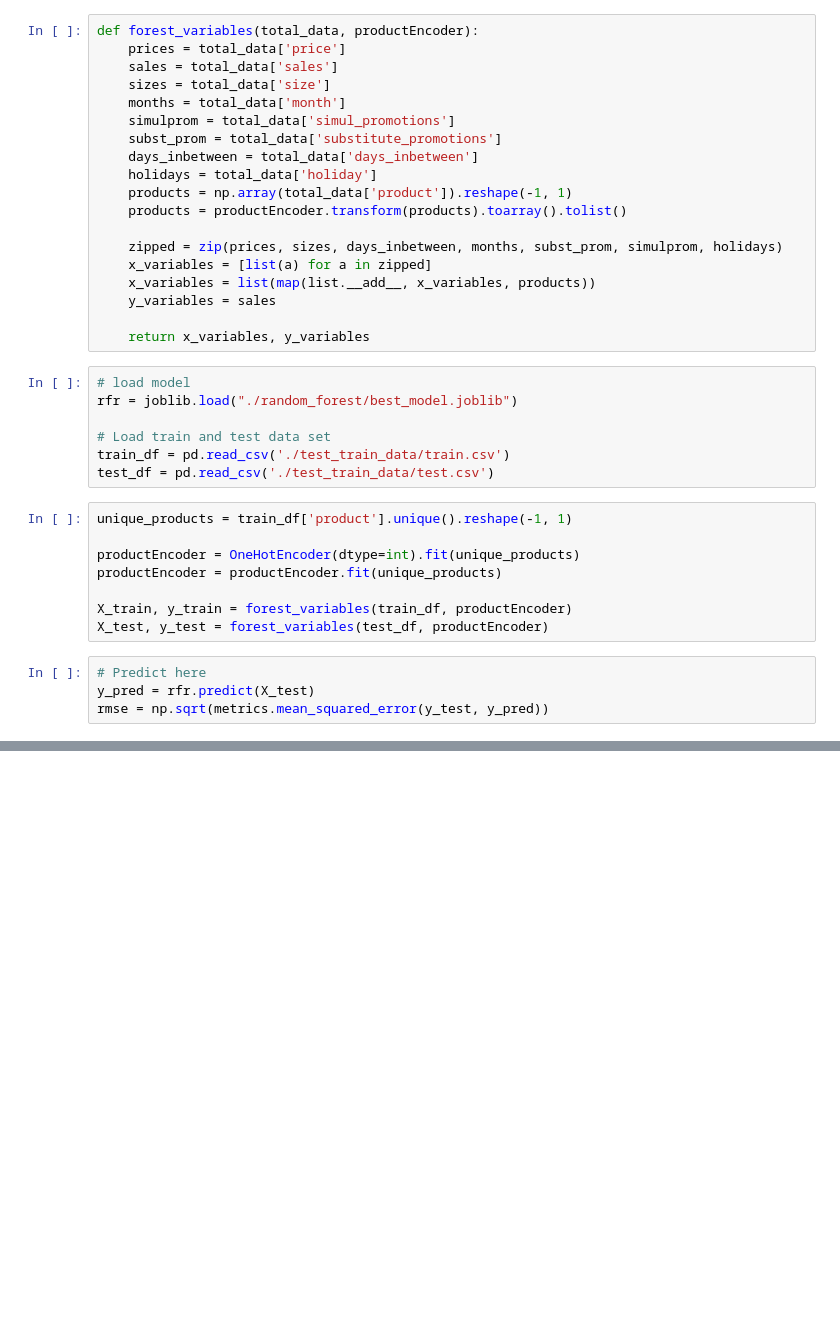
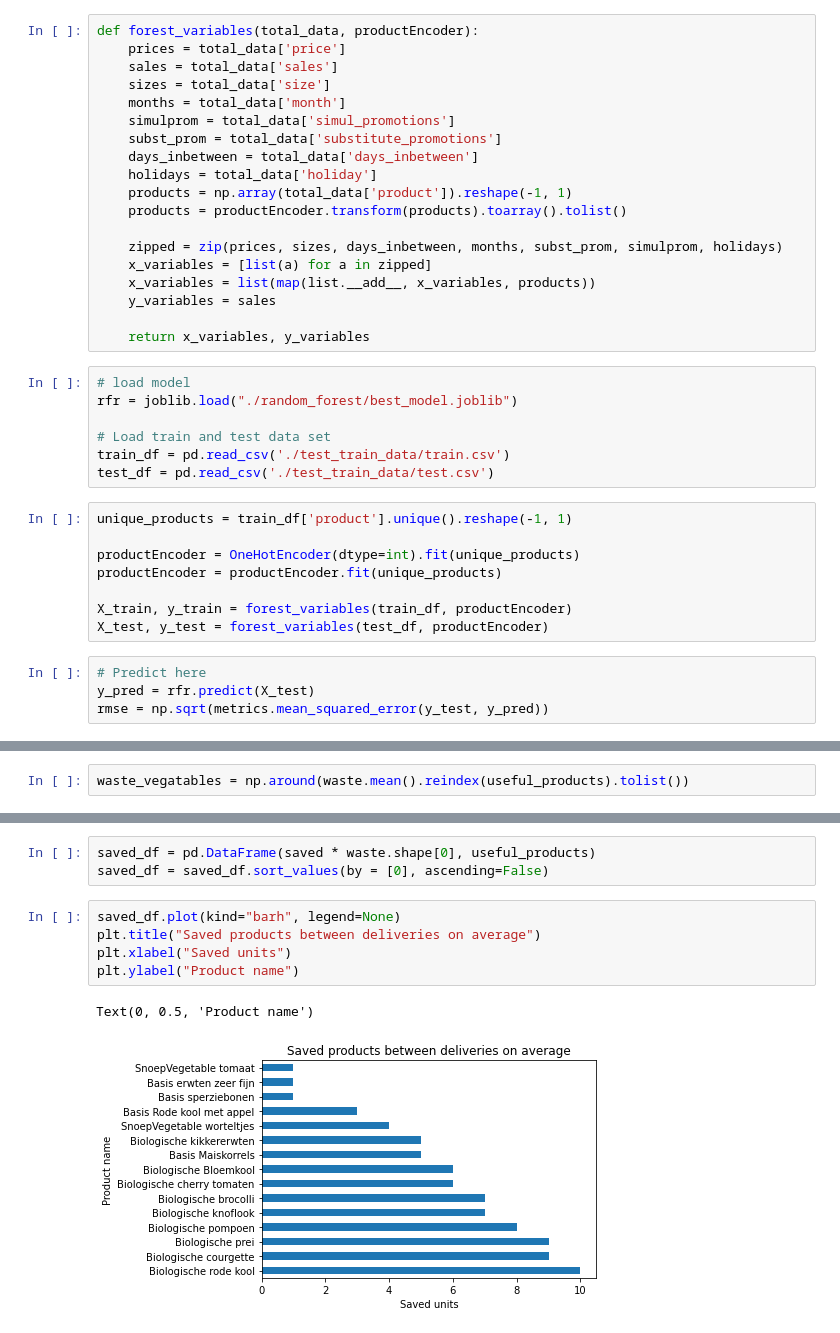
Before and after one commit to JiapengFan/JBG050-group-4, a Jupyter notebook: final_model_random_forest.ipynb, the cells around one changed output, grey strips where cells are left out. Drawn from its saved outputs; the diff is of its cells as text; blank space fills up the shorter version.

```diff
--- a/final_model_random_forest.ipynb
+++ b/final_model_random_forest.ipynb
@@ -48,0 +129,2 @@ rmse
+# %%
+waste_vegatables = np.around(waste.mean().reindex(useful_products).tolist())
@@ -48,0 +238,11 @@ rmse
+# %%
+saved_df = pd.DataFrame(saved * waste.shape[0], useful_products)
+saved_df = saved_df.sort_values(by = [0], ascending=False)
+# %%
+saved_df.plot(kind="barh", legend=None)
+plt.title("Saved products between deliveries on average")
+plt.xlabel("Saved units")
+plt.ylabel("Product name")
+# %% [output]
+Text(0, 0.5, 'Product name')
+[figure, added]
```
Also changed, not shown: parts of 31 cells of this notebook, 1 other file.
